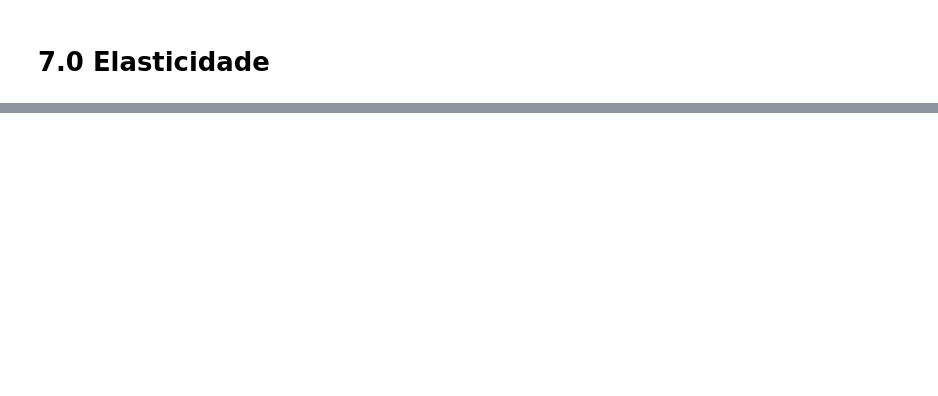
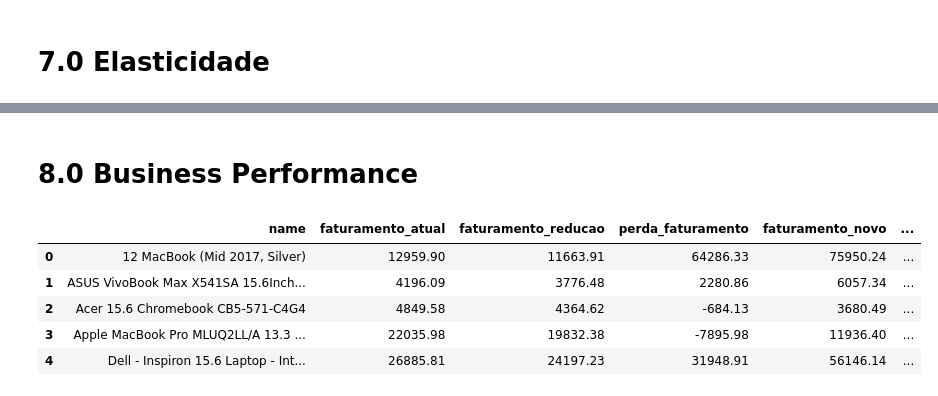
Before and after one commit to douglasaturnino/elasticidade-de-preco, a Jupyter notebook: notebook/elasticidade.ipynb, the cells around one changed output, grey strips where cells are left out. Cells and saved outputs as stored; diff of their text form; code cells hidden in the pictures; blank space fills up the shorter version.

Commit message:
feat: Finalizado a sessão Business Performance

```diff
--- a/notebook/elasticidade.ipynb
+++ b/notebook/elasticidade.ipynb
@@ -981,0 +983,6 @@ TypeError: text() got multiple values for argument 'fontdict'
+# %%
+df_order_elasticity = df_elasticity[
+    ["ranking", "name", "price_elasticty"]
+].sort_values(by="price_elasticty", ascending=False)
+
+df_order_elasticity
@@ -981,0 +998,52 @@ TypeError: text() got multiple values for argument 'fontdict'
+# %% [markdown]
+# 8.0 Business Performance
+# %%
+resultado_faturamento = {
+    "name": [],
+    "faturamento_atual": [],
+    "faturamento_reducao": [],
+    "perda_faturamento": [],
+    "faturamento_novo": [],
+    "variacao_faturamento": [],
+    "variacao_percentual": [],
+}
+
+for i in range(len(df_order_elasticity)):
+    preco_atual_medio = x_price[df_order_elasticity["name"][i]].mean()
+    demanda_atual = y_demand[df_order_elasticity["name"][i]].sum()
+
+    reducao_preco = preco_atual_medio * 0.9
+    aumento_demanda = - 0.1*df_order_elasticity["price_elasticty"][i]
+
+    demanda_nova = aumento_demanda * demanda_atual
+
+    faturamento_atual = round(preco_atual_medio * demanda_atual, 2)
+    faturamento_novo = round(reducao_preco * demanda_nova, 2)
+
+    faturamento_reducao = round(faturamento_atual * 0.9, 2)
+
+    perda_faturamento = round(faturamento_novo - faturamento_reducao, 2)
+
+    variacao_faturamento = round(faturamento_novo - faturamento_atual, 2)
+
+    variacao_percentual = round(
+        ((faturamento_novo - faturamento_atual) / faturamento_atual) * 100, 2
+    )
+
+    resultado_faturamento["name"].append(df_order_elasticity["name"][i])
+    resultado_faturamento["faturamento_atual"].append(faturamento_atual)
+    resultado_faturamento["faturamento_reducao"].append(faturamento_reducao)
+    resultado_faturamento["perda_faturamento"].append(perda_faturamento)
+    resultado_faturamento["faturamento_novo"].append(faturamento_novo)
+    resultado_faturamento["variacao_faturamento"].append(variacao_faturamento)
+    resultado_faturamento["variacao_percentual"].append(variacao_percentual)
+
+resulatado = pd.DataFrame(resultado_faturamento)
+resulatado.head()
+# %% [output]
+|  | name | faturamento_atual | faturamento_reducao | perda_faturamento | faturamento_novo | ... |
+| 0 | 12 MacBook (Mid 2017, Silver) | 12959.90 | 11663.91 | 64286.33 | 75950.24 | ... |
+| 1 | ASUS VivoBook Max X541SA 15.6Inch... | 4196.09 | 3776.48 | 2280.86 | 6057.34 | ... |
+| 2 | Acer 15.6 Chromebook CB5-571-C4G4 | 4849.58 | 4364.62 | -684.13 | 3680.49 | ... |
+| 3 | Apple MacBook Pro MLUQ2LL/A 13.3 ... | 22035.98 | 19832.38 | -7895.98 | 11936.40 | ... |
+| 4 | Dell - Inspiron 15.6 Laptop - Int... | 26885.81 | 24197.23 | 31948.91 | 56146.14 | ... |
```
Also changed, not shown: parts of 3 cells of this notebook.
